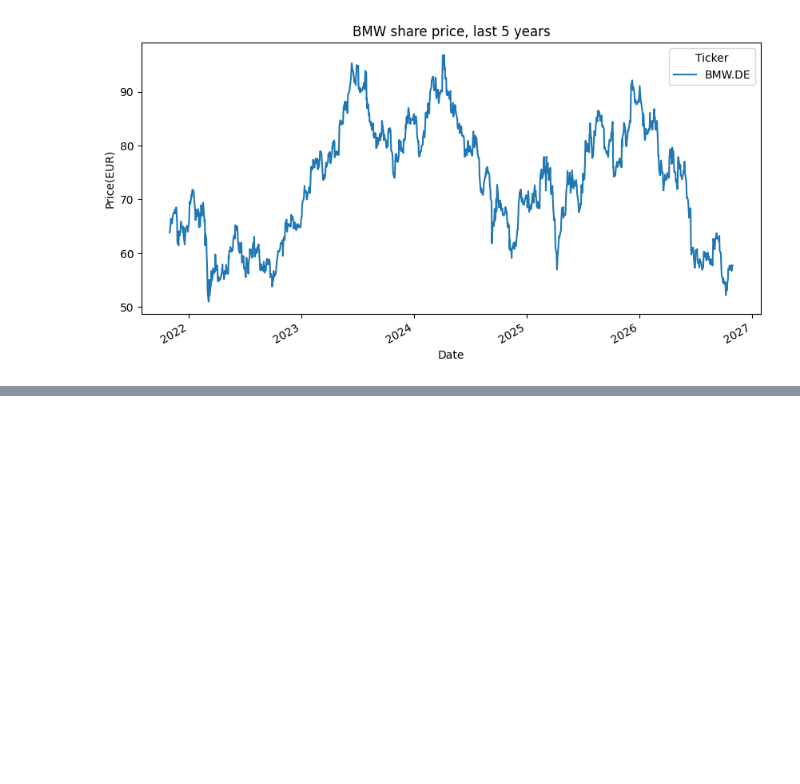
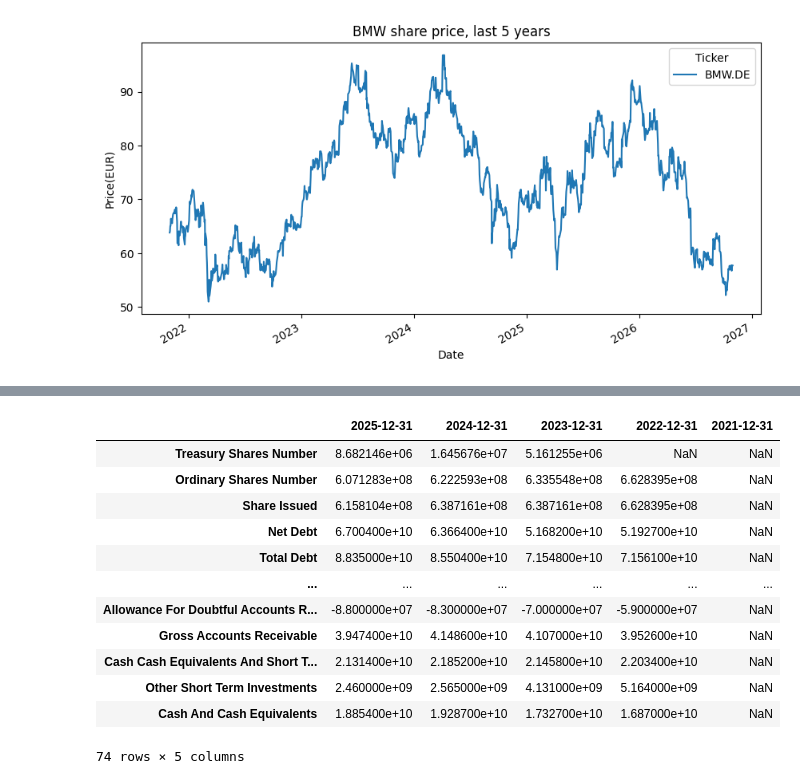
Before and after one commit to JoeSteward-04/Asset-Management-Project, a Jupyter notebook: notebooks/01_first_data_pull.ipynb, the cells around one changed output, grey strips where cells are left out. Drawn from its saved outputs; the diff is of its cells as text; code cells hidden in the pictures; blank space fills up the shorter version.

```diff
--- a/notebooks/01_first_data_pull.ipynb
+++ b/notebooks/01_first_data_pull.ipynb
@@ -64,0 +92,20 @@ plt.show()
+# %%
+bmw_balance = bmw_ticker.balance_sheet
+#now we have the file  of BMW data we simply call upon the balance sheet
+
+bmw_balance
+#simply shows us the balance sheet
+# %% [output]
+|  | 2025-12-31 | 2024-12-31 | 2023-12-31 | 2022-12-31 | 2021-12-31 |
+| Treasury Shares Number | 8.682146e+06 | 1.645676e+07 | 5.161255e+06 | NaN | NaN |
+| Ordinary Shares Number | 6.071283e+08 | 6.222593e+08 | 6.335548e+08 | 6.628395e+08 | NaN |
+| Share Issued | 6.158104e+08 | 6.387161e+08 | 6.387161e+08 | 6.628395e+08 | NaN |
+| Net Debt | 6.700400e+10 | 6.366400e+10 | 5.168200e+10 | 5.192700e+10 | NaN |
+| Total Debt | 8.835000e+10 | 8.550400e+10 | 7.154800e+10 | 7.156100e+10 | NaN |
+| ... | ... | ... | ... | ... | ... |
+| Allowance For Doubtful Accounts R... | -8.800000e+07 | -8.300000e+07 | -7.000000e+07 | -5.900000e+07 | NaN |
+| Gross Accounts Receivable | 3.947400e+10 | 4.148600e+10 | 4.107000e+10 | 3.952600e+10 | NaN |
+| Cash Cash Equivalents And Short T... | 2.131400e+10 | 2.185200e+10 | 2.145800e+10 | 2.203400e+10 | NaN |
+| Other Short Term Investments | 2.460000e+09 | 2.565000e+09 | 4.131000e+09 | 5.164000e+09 | NaN |
+| Cash And Cash Equivalents | 1.885400e+10 | 1.928700e+10 | 1.732700e+10 | 1.687000e+10 | NaN |
+74 rows × 5 columns
```
Also changed, not shown: parts of 4 cells of this notebook.
